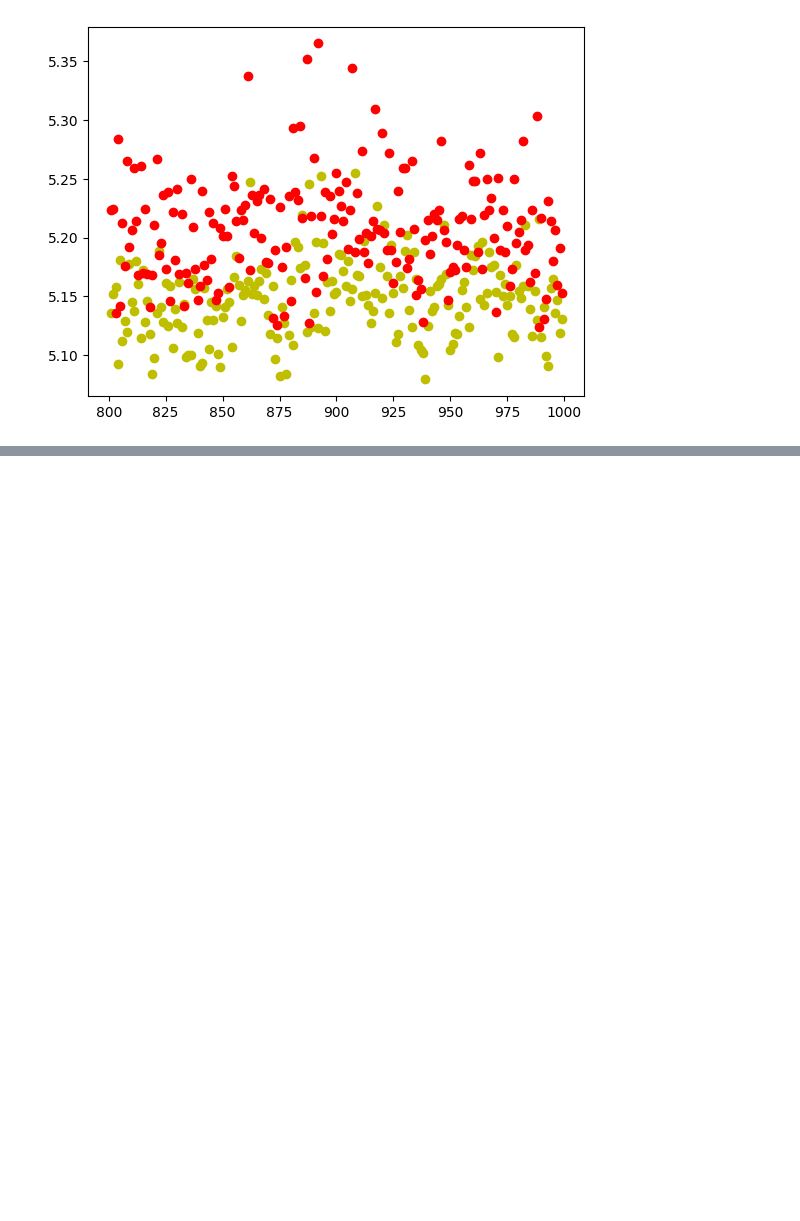
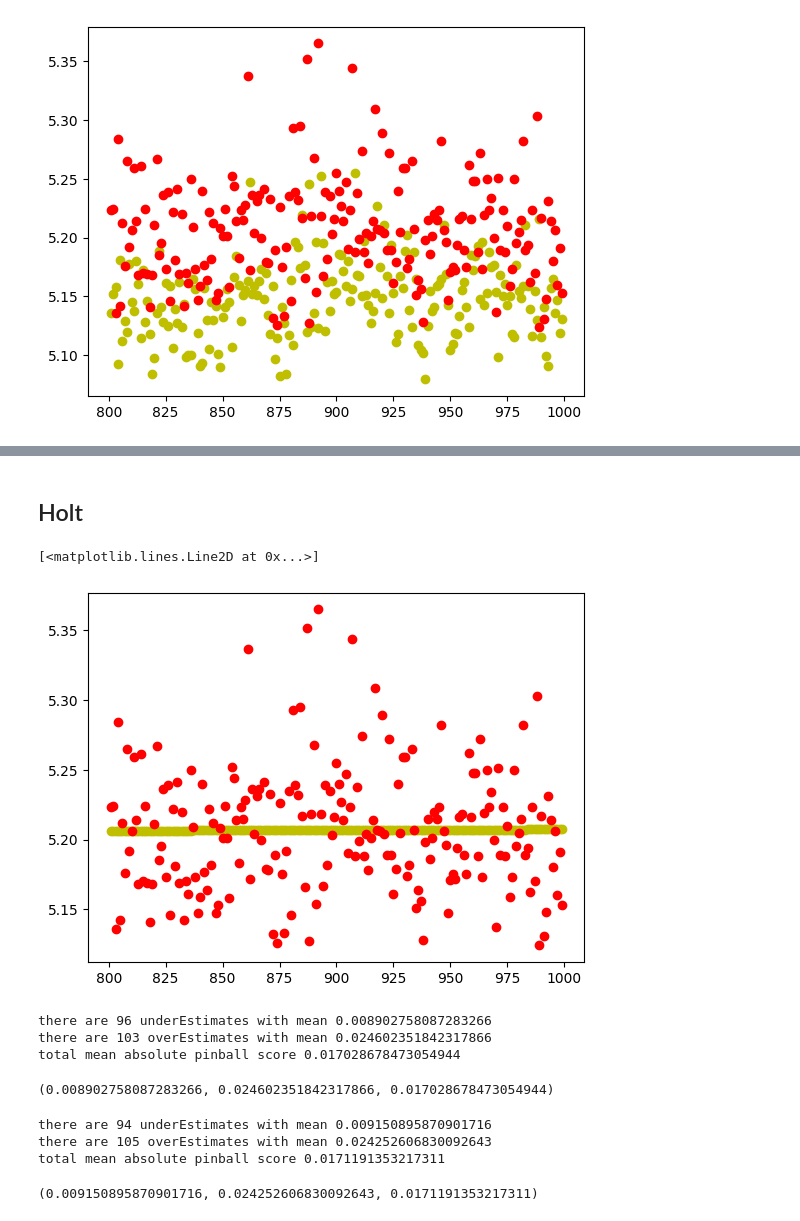
Before and after one commit to idlab-discover/wasm-operator, a Jupyter notebook: prediction/models/model1.ipynb, the cells around one changed output, grey strips where cells are left out. Saved outputs shown, nothing was run; the diff lists cells and outputs as text; code cells hidden in the pictures; blank space fills up the shorter version.

```diff
--- a/prediction/models/model1.ipynb
+++ b/prediction/models/model1.ipynb
@@ -449,0 +533,2 @@ plt.plot(test_data,'yo', color='red')
+# %% [markdown]
+##  Holt
@@ -449,0 +537,18 @@ plt.plot(test_data,'yo', color='red')
+# %%
+model = Holt(diff_df["sec"], initialization_method="estimated")
+result = model.fit()
+# %%
+pred =  result.predict(start=801, end=(999))
+# %%
+plt.plot(pred,'yo')
+plt.plot(test_data,'o', color='red')
+# %% [output]
+[<matplotlib.lines.Line2D at 0x...>]
+[figure, added]
+# %%
+total_perside_piball_loss(test_data,pred,alpha=0.25)
+# %% [output]
+there are 96 underEstimates with mean 0.008902758087283266
+there are 103 overEstimates with mean 0.024602351842317866
+total mean absolute pinball score 0.017028678473054944
+(0.008902758087283266, 0.024602351842317866, 0.017028678473054944)
@@ -449,0 +561,7 @@ plt.plot(test_data,'yo', color='red')
+# %%
+total_perside_piball_loss(test_data,pred,alpha=0.25)
+# %% [output]
+there are 94 underEstimates with mean 0.009150895870901716
+there are 105 overEstimates with mean 0.024252606830092643
+total mean absolute pinball score 0.0171191353217311
+(0.009150895870901716, 0.024252606830092643, 0.0171191353217311)
```
Also changed, not shown: parts of 35 cells of this notebook.
